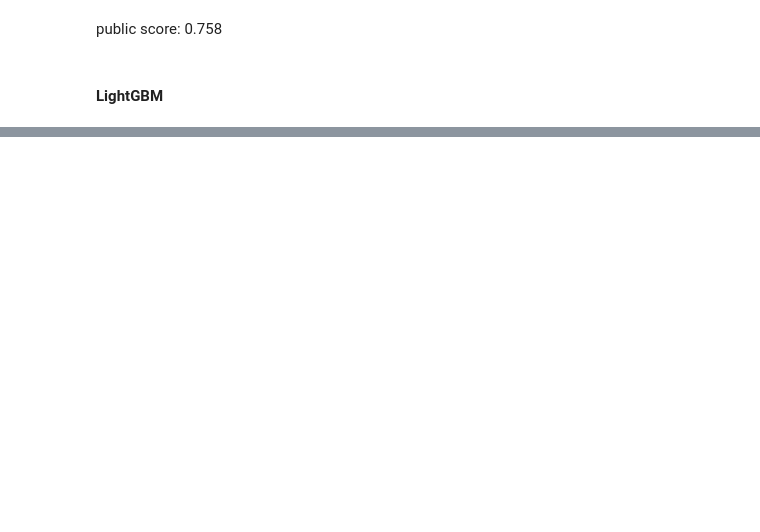
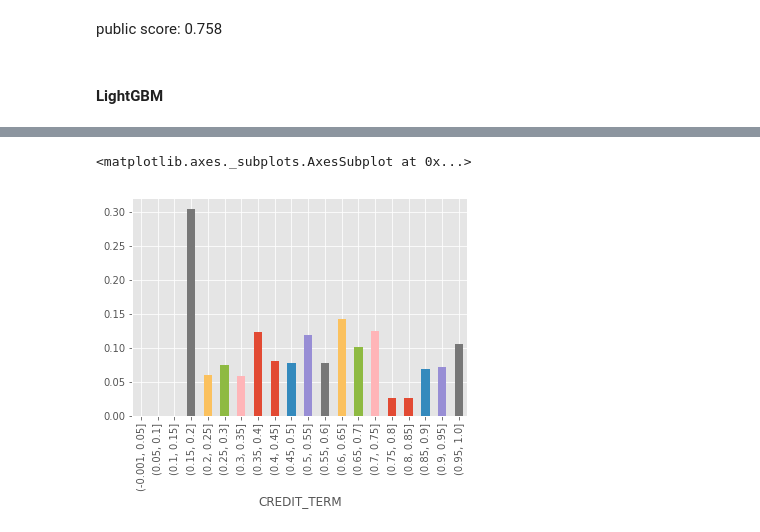
Before and after one commit to bingdiaoxiaomao/kaggle, a Jupyter notebook: Home credit default risk/model/modeling & hyperopt.ipynb, the cells around one changed output, grey strips where cells are left out. Cells and saved outputs as stored; diff of their text form; code cells hidden in the pictures; blank space fills up the shorter version.

```diff
--- a/Home credit default risk/model/modeling & hyperopt.ipynb
+++ b/Home credit default risk/model/modeling & hyperopt.ipynb
@@ -288,0 +354,5 @@ lgbBO.res['max']['max_params']
+# %%
+s.plot(kind='bar')
+# %% [output]
+<matplotlib.axes._subplots.AxesSubplot at 0x...>
+[figure, added]
```
Also changed, not shown: parts of 42 cells of this notebook.
